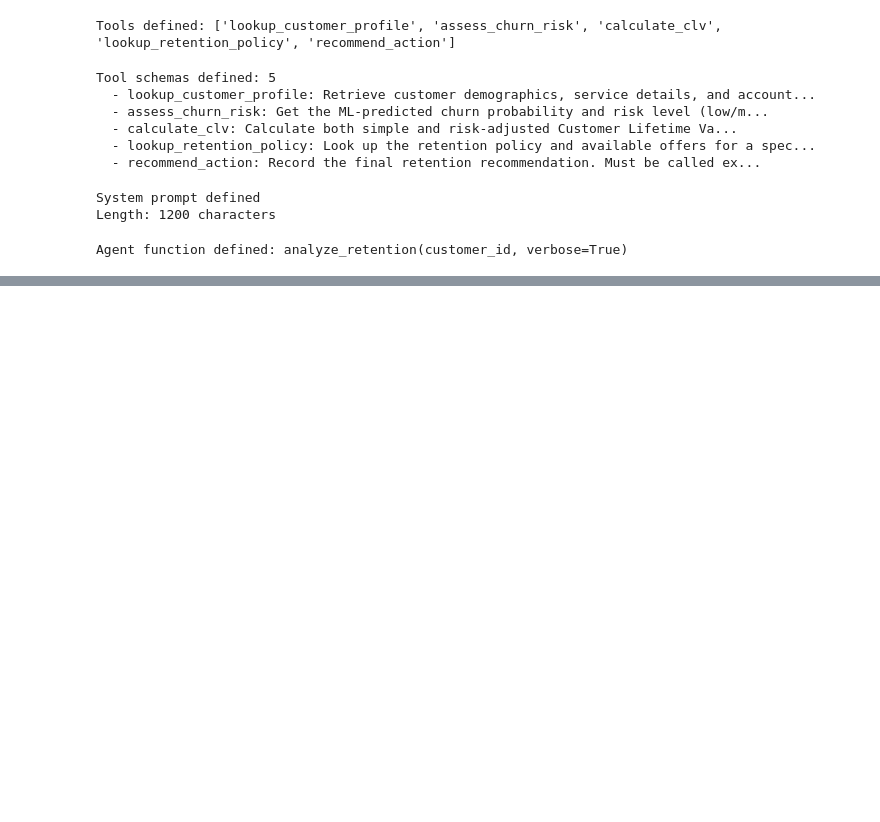
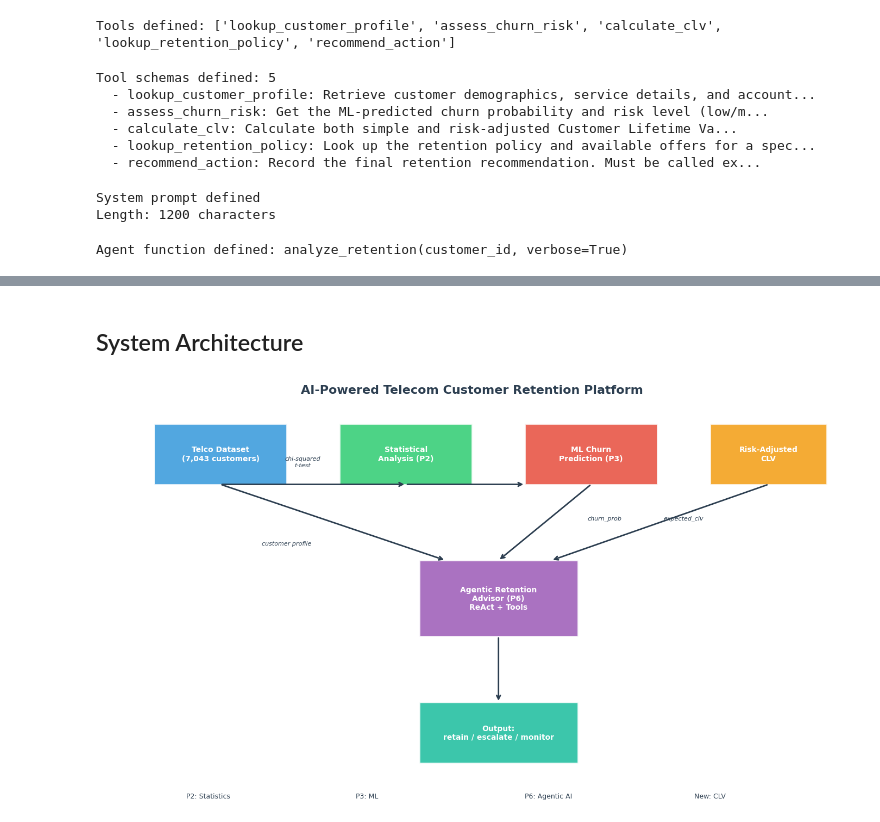
Before and after one commit to mauriziopinto/ai-telecom-retention-platform, a Jupyter notebook: retention_system.ipynb, the cells around one changed output, grey strips where cells are left out. Saved outputs shown, nothing was run; the diff lists cells and outputs as text; code cells hidden in the pictures; blank space fills up the shorter version.

Commit message:
Add test cases, demo, evaluation, and architecture diagram (Phase 6)

```diff
--- a/retention_system.ipynb
+++ b/retention_system.ipynb
@@ -1102,0 +1283,66 @@ RETENTION ANALYSIS: Customer 7590-VHVEG
+# %% [markdown]
+## System Architecture
+# %%
+# System architecture diagram
+fig, ax = plt.subplots(figsize=(14, 8))
+ax.set_xlim(0, 14)
+ax.set_ylim(0, 8)
+ax.axis('off')
+
+# Colors
+c_data = '#3498db'
+c_stat = '#2ecc71'
+c_ml = '#e74c3c'
+c_clv = '#f39c12'
+c_agent = '#9b59b6'
+c_output = '#1abc9c'
+
+# Component boxes
+boxes = [
+    (1, 6, 2.5, 1.2, c_data, 'Telco Dataset\n(7,043 customers)'),
+    (4.5, 6, 2.5, 1.2, c_stat, 'Statistical\nAnalysis (P2)'),
+    (8, 6, 2.5, 1.2, c_ml, 'ML Churn\nPrediction (P3)'),
+    (11.5, 6, 2.2, 1.2, c_clv, 'Risk-Adjusted\nCLV'),
+    (6, 3, 3, 1.5, c_agent, 'Agentic Retention\nAdvisor (P6)\nReAct + Tools'),
+    (6, 0.5, 3, 1.2, c_output, 'Output:\nretain / escalate / monitor'),
+]
+
+for x, y, w, h, color, label in boxes:
+    rect = plt.Rectangle((x, y), w, h, facecolor=color, edgecolor='white', linewidth=2, alpha=0.85, zorder=2)
+    ax.add_patch(rect)
+    ax.text(x + w/2, y + h/2, label, ha='center', va='center', fontsize=10, fontweight='bold', color='white', zorder=3)
+
+# Arrows
+arrow_props = dict(arrowstyle='->', color='#2c3e50', lw=2, zorder=1)
+arrows = [
+    ((2.25, 6), (5.75, 6)),     # Data → Stats
+    ((5.75, 6), (8, 6)),        # Stats → ML (implied)
+    ((9.25, 6), (7.5, 4.5)),    # ML → Agent
+    ((12.6, 6), (8.5, 4.5)),    # CLV → Agent
+    ((2.25, 6), (6.5, 4.5)),    # Data → Agent (tools)
+    ((7.5, 3), (7.5, 1.7)),     # Agent → Output
+]
+for (x1, y1), (x2, y2) in arrows:
+    ax.annotate('', xy=(x2, y2), xytext=(x1, y1), arrowprops=arrow_props)
+
+# Labels on arrows
+ax.text(3.8, 6.35, 'chi-squared\nt-test', fontsize=8, ha='center', color='#2c3e50', style='italic')
+ax.text(9.5, 5.3, 'churn_prob', fontsize=8, ha='center', color='#2c3e50', style='italic')
+ax.text(11, 5.3, 'expected_clv', fontsize=8, ha='center', color='#2c3e50', style='italic')
+ax.text(3.5, 4.8, 'customer profile', fontsize=8, ha='center', color='#2c3e50', style='italic')
+
+# Title
+ax.text(7, 7.8, 'AI-Powered Telecom Customer Retention Platform', ha='center', fontsize=16, fontweight='bold', color='#2c3e50')
+
+# Legend for prior projects
+legend_items = [(c_stat, 'P2: Statistics'), (c_ml, 'P3: ML'), (c_agent, 'P6: Agentic AI'), (c_clv, 'New: CLV')]
+for i, (color, label) in enumerate(legend_items):
+    x_pos = 1 + i * 3.2
+    rect = plt.Rectangle((x_pos, -0.3), 0.4, 0.3, facecolor=color, edgecolor='white', alpha=0.85)
+    ax.add_patch(rect)
+    ax.text(x_pos + 0.6, -0.15, label, fontsize=9, va='center', color='#2c3e50')
+
+plt.tight_layout()
+plt.show()
+# %% [output]
+[figure, added]
```
Also changed, not shown: parts of 7 cells of this notebook, 1 other file.
